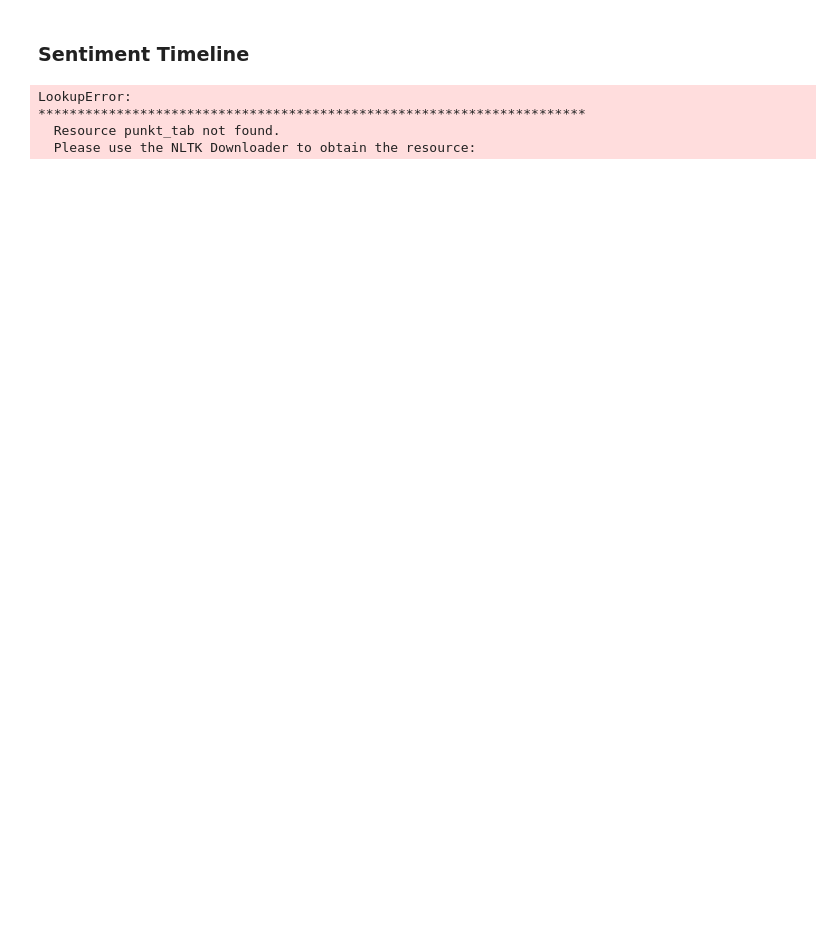
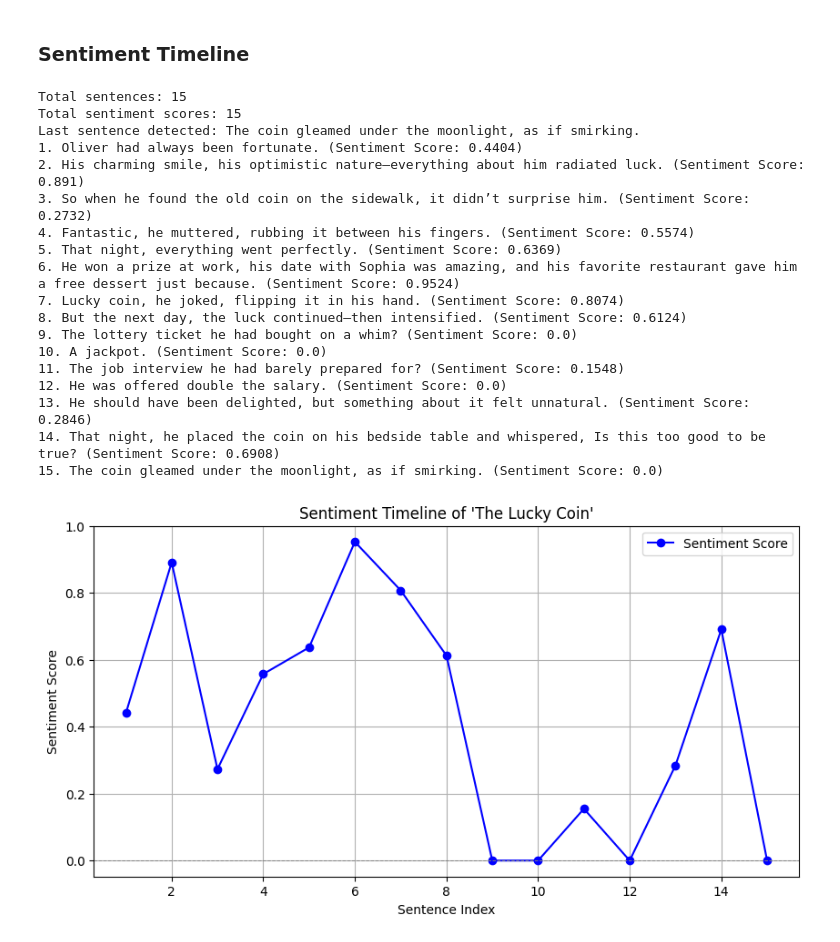
Before and after one commit to dianita956/sentiment_analysis_wrkshp, a Jupyter notebook: sentiment.ipynb, the cells around one changed output. Cells and saved outputs as stored; diff of their text form; code cells hidden in the pictures; blank space fills up the shorter version.

Commit message:
added more visualization

```diff
--- a/sentiment.ipynb
+++ b/sentiment.ipynb
@@ -291,13 +298,50 @@ Sentiment Scores: {'neg': 0.0, 'neu': 0.747, 'pos': 0.253, 'compound': 0.9886}
 # %% [markdown]
 ### Sentiment Timeline
-# %%
-sentences = nltk.sent_tokenize(text_s3) #split story into sentence
-
-# analyze sentiment for each sentence. the function polarity_scores() that takes a string of text and returns a dictionary of sentiment scores
-sentiment_scores = [sia.polarity_scores(sentence)['compound'] for sentence in sentences]
-print(sentiment_scores)
-# %% [output]
-LookupError:
-**********************************************************************
-  Resource punkt_tab not found.
-  Please use the NLTK Downloader to obtain the resource:
+# %%
+clean_text = re.sub(r'["“”]', '', text_s3)
+
+sentences = nltk.sent_tokenize(clean_text) #split story into sentence
+
+# analyze sentiment for each sentence. the function polarity_scores() that takes a string of text and returns a dictionary of sentiment scores
+sentiment_scores = [sia.polarity_scores(sentence)['compound'] for sentence in sentences]
+
+print(f"Total sentences: {len(sentences)}")
+print(f"Total sentiment scores: {len(sentiment_scores)}")
+print(f"Last sentence detected: {sentences[-1]}")
+
+# sentence and its score
+for i, (sentence, score) in enumerate(zip(sentences, sentiment_scores), 1):
+    print(f"{i}. {sentence} (Sentiment Score: {score})")
+
+# Plot sentiment timeline
+plt.figure(figsize=(10, 5))
+plt.plot(range(1, len(sentences) + 1), sentiment_scores, marker='o', linestyle='-', color='b', label="Sentiment Score")
+
+# Labels and title
+plt.axhline(y=0, color='gray', linestyle='--', linewidth=0.7)  # Neutral line
+plt.xlabel("Sentence Index")
+plt.ylabel("Sentiment Score")
+plt.title("Sentiment Timeline of 'The Lucky Coin'")
+plt.legend()
+plt.grid(True)
+plt.show()
+# %% [output]
+Total sentences: 15
+Total sentiment scores: 15
+Last sentence detected: The coin gleamed under the moonlight, as if smirking.
+1. Oliver had always been fortunate. (Sentiment Score: 0.4404)
+2. His charming smile, his optimistic nature—everything about him radiated luck. (Sentiment Score: 0.891)
+3. So when he found the old coin on the sidewalk, it didn’t surprise him. (Sentiment Score: 0.2732)
+4. Fantastic, he muttered, rubbing it between his fingers. (Sentiment Score: 0.5574)
+5. That night, everything went perfectly. (Sentiment Score: 0.6369)
+6. He won a prize at work, his date with Sophia was amazing, and his favorite restaurant gave him a free dessert just because. (Sentiment Score: 0.9524)
+7. Lucky coin, he joked, flipping it in his hand. (Sentiment Score: 0.8074)
+8. But the next day, the luck continued—then intensified. (Sentiment Score: 0.6124)
+9. The lottery ticket he had bought on a whim? (Sentiment Score: 0.0)
+10. A jackpot. (Sentiment Score: 0.0)
+11. The job interview he had barely prepared for? (Sentiment Score: 0.1548)
+12. He was offered double the salary. (Sentiment Score: 0.0)
+13. He should have been delighted, but something about it felt unnatural. (Sentiment Score: 0.2846)
+14. That night, he placed the coin on his bedside table and whispered, Is this too good to be true? (Sentiment Score: 0.6908)
+15. The coin gleamed under the moonlight, as if smirking. (Sentiment Score: 0.0)
+[figure, added]
```
Also changed, not shown: parts of 11 cells of this notebook, 1 other file.
